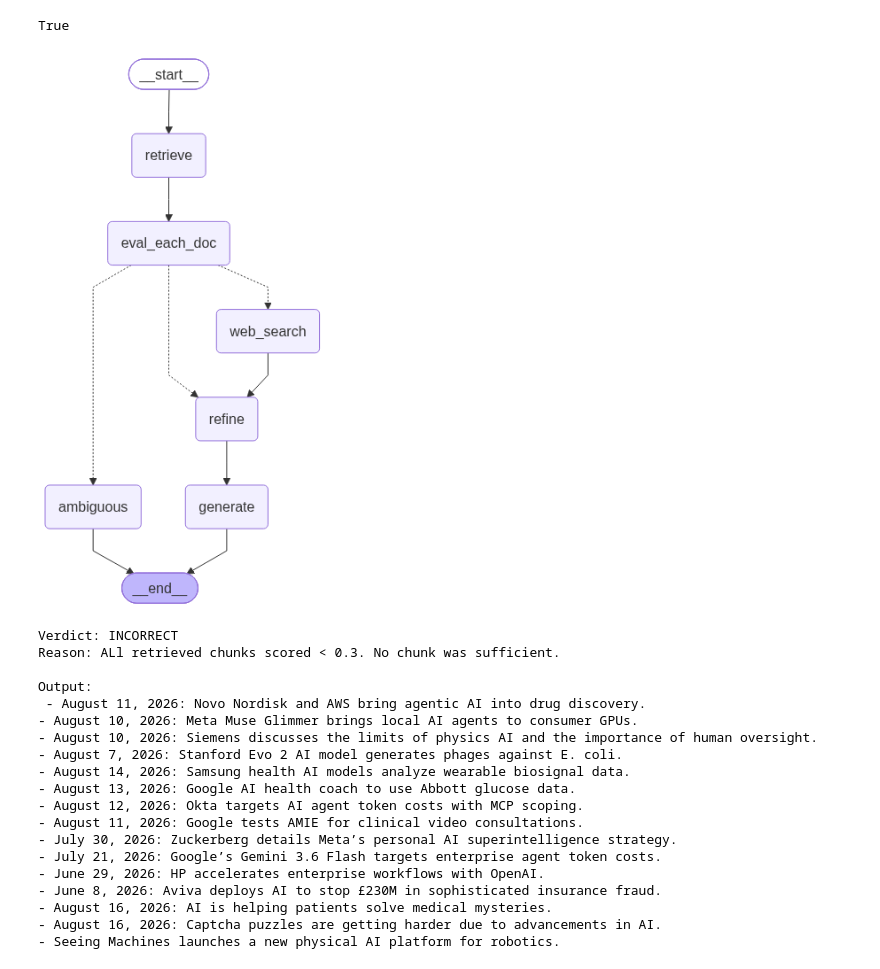
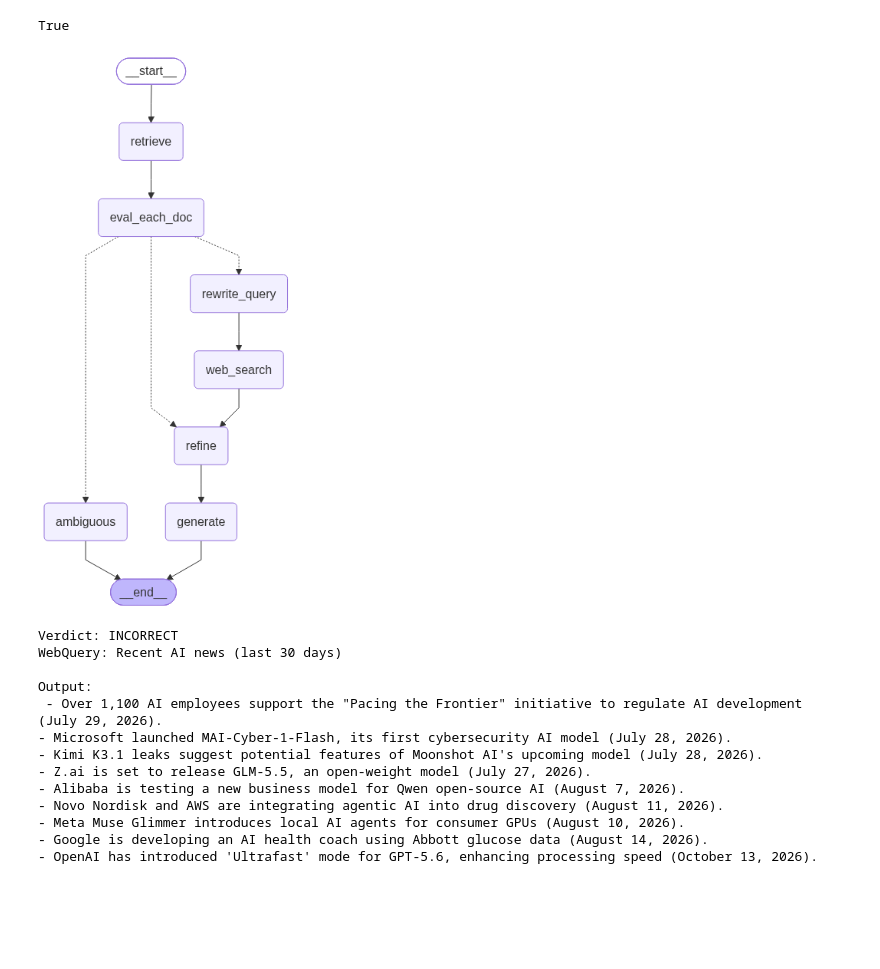
Before and after one commit to prudhvi-dot/Corrective_RAG, a Jupyter notebook: c_rag.ipynb, the cells around one changed output. Saved outputs shown, nothing was run; the diff lists cells and outputs as text; code cells hidden in the pictures; blank space fills up the shorter version.

```diff
--- a/c_rag.ipynb
+++ b/c_rag.ipynb
@@ -42,6 +42,7 @@ class State(TypedDict):
     kept_strips: list[str]
     refined_context: str
 
+    web_query: str
     web_docs: list[Document]
 
     answer: str
@@ -156,10 +157,35 @@ def refine(state: State):
         "refined_context":refined_context
     }
 # %%
+class WebQuery(BaseModel):
+    query: str
+
+rewrite_prompt = ChatPromptTemplate.from_messages(
+    [
+        ("system",
+         """Rewrite the user question into a web search query composed of keywords.\n
+         "Rules:\n
+         - Keep it short (6-14 words).\n
+         - If the question implies recency (e.g., recent/latest/last week/last month), add a constraint like (last 30 days).\n
+         - Do not answer the question.\n
+         - Return JSON with a single key: query",
+         """
+        ),
+        ("human", "Question: {question}")
+    ]
+)
+
+rewrite_chain = rewrite_prompt | llm.with_structured_output(WebQuery)
+
+def rewrite_query_node(state: State):
+    out = rewrite_chain.invoke({"question":state["question"]})
+    return {"web_query": out.query}
+
+
 tavily = TavilySearch(max_results=5)
 
 def web_search(state: State):
-    q = state["question"]
+    q = state.get("web_query") or state["question"]
     results = tavily.invoke({"query":q})
 
     web_docs:list[dict] = []
@@ -198,34 +224,36 @@ def route_after_eval(state: State):
     if state["verdict"] == "CORRECT":
         return "refine"
     if state["verdict"] == "INCORRECT":
-        return "web_search"
+        return "rewrite_query"
     else:
         return "ambiguous"
 # %%
 g = StateGraph(State)
 g.add_node("retrieve",retrieve)
 g.add_node("eval_each_doc", eval_each_doc_node)
 g.add_node("refine",refine)
 g.add_node("generate",generate)
 g.add_node("web_search", web_search)
 g.add_node("ambiguous", ambiguous_node)
+g.add_node("rewrite_query",rewrite_query_node)
 
 g.add_edge(START, "retrieve")
 g.add_edge("retrieve", "eval_each_doc")
-g.add_conditional_edges("eval_each_doc",route_after_eval,{"refine":"refine","web_search":"web_search","ambiguous":"ambiguous"})
+g.add_conditional_edges("eval_each_doc",route_after_eval,{"refine":"refine","rewrite_query":"rewrite_query","ambiguous":"ambiguous"})
+g.add_edge("rewrite_query","web_search")
 g.add_edge("web_search","refine")
 g.add_edge("refine","generate")
 g.add_edge("ambiguous",END)
 g.add_edge("generate",END)
 
 app = g.compile()
 
 app
 # %% [output]
-[figure, old version]
+[figure, new version]
 # %%
 res = app.invoke({
-    "question":"Latest AI news",
+    "question":"Recent AI news",
     "docs":[],
     "strips":[],
     "kept_strips":[],
@@ -233,25 +261,19 @@ res = app.invoke({
 })
 
 print("Verdict:",res["verdict"])
-print("Reason:",res["reason"])
+print("WebQuery:",res["web_query"])
 print("\nOutput:\n",res["answer"])
 # %% [output]
 Verdict: INCORRECT
-Reason: ALl retrieved chunks scored < 0.3. No chunk was sufficient.
+WebQuery: Recent AI news (last 30 days)
 
 Output:
- - August 11, 2026: Novo Nordisk and AWS bring agentic AI into drug discovery.
-- August 10, 2026: Meta Muse Glimmer brings local AI agents to consumer GPUs.
-- August 10, 2026: Siemens discusses the limits of physics AI and the importance of human oversight.
-- August 7, 2026: Stanford Evo 2 AI model generates phages against E. coli.
-- August 14, 2026: Samsung health AI models analyze wearable biosignal data.
-- August 13, 2026: Google AI health coach to use Abbott glucose data.
-- August 12, 2026: Okta targets AI agent token costs with MCP scoping.
-- August 11, 2026: Google tests AMIE for clinical video consultations.
-- July 30, 2026: Zuckerberg details Meta’s personal AI superintelligence strategy.
-- July 21, 2026: Google’s Gemini 3.6 Flash targets enterprise agent token costs.
-- June 29, 2026: HP accelerates enterprise workflows with OpenAI.
-- June 8, 2026: Aviva deploys AI to stop £230M in sophisticated insurance fraud.
-- August 16, 2026: AI is helping patients solve medical mysteries.
-- August 16, 2026: Captcha puzzles are getting harder due to advancements in AI.
-- Seeing Machines launches a new physical AI platform for robotics.
+ - Over 1,100 AI employees support the "Pacing the Frontier" initiative to regulate AI development (July 29, 2026).
+- Microsoft launched MAI-Cyber-1-Flash, its first cybersecurity AI model (July 28, 2026).
+- Kimi K3.1 leaks suggest potential features of Moonshot AI's upcoming model (July 28, 2026).
+- Z.ai is set to release GLM-5.5, an open-weight model (July 27, 2026).
+- Alibaba is testing a new business model for Qwen open-source AI (August 7, 2026).
+- Novo Nordisk and AWS are integrating agentic AI into drug discovery (August 11, 2026).
+- Meta Muse Glimmer introduces local AI agents for consumer GPUs (August 10, 2026).
+- Google is developing an AI health coach using Abbott glucose data (August 14, 2026).
+- OpenAI has introduced 'Ultrafast' mode for GPT-5.6, enhancing processing speed (October 13, 2026).
```
Also changed, not shown: 1 other file.
